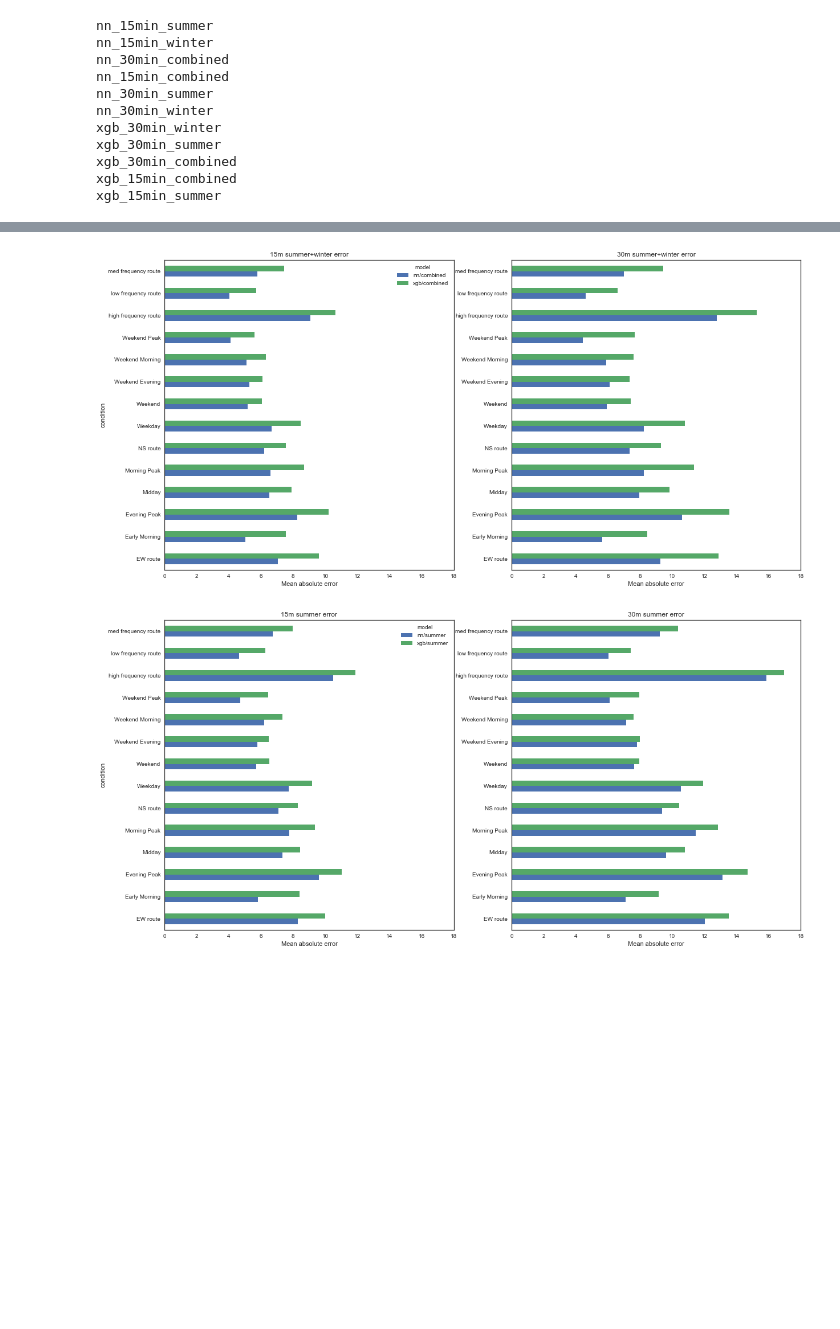
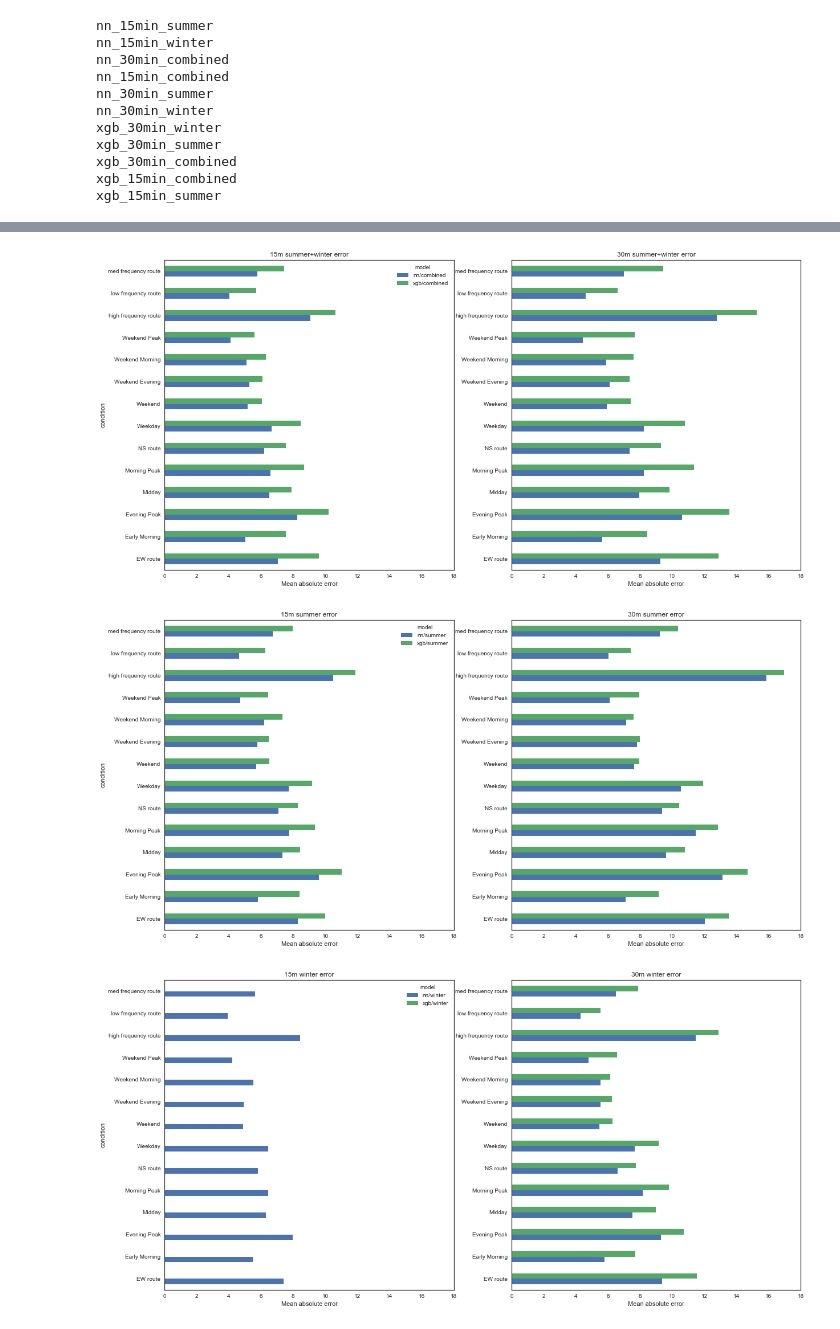
Before and after one commit to jacobw125/uw-msds-trac-capstone, a Jupyter notebook: evaluation/compare_perf.ipynb, the cells around one changed output, grey strips where cells are left out. Drawn from its saved outputs; the diff is of its cells as text; code cells hidden in the pictures; blank space fills up the shorter version.

```diff
--- a/evaluation/compare_perf.ipynb
+++ b/evaluation/compare_perf.ipynb
@@ -62,25 +62,36 @@ all_perf.head()
 # %%
 plt.style.use('seaborn-white')
 fig, axes = plt.subplots(nrows=1, ncols=2, figsize=(20,10))
 
 shared_xlim=(0,18)
 
 cols = [c for c in list(all_perf.columns) if 'combined' in c]
 all_perf.loc[all_perf['agg_level'] == '15m', cols].plot.barh(rot=0, ax=axes[0], title="15m summer+winter error", align='center', xlim=shared_xlim)
 all_perf.loc[all_perf['agg_level'] == '30m', cols].plot.barh(rot=0, ax=axes[1], title="30m summer+winter error", legend=False, align='center', xlim=shared_xlim)
 axes[0].set_xlabel("Mean absolute error")
 axes[1].set_xlabel("Mean absolute error")
 axes[1].set_ylabel('')
 plt.show()
 
 fig, axes = plt.subplots(nrows=1, ncols=2, figsize=(20,10))
 cols = [c for c in list(all_perf.columns) if 'summer' in c]
 all_perf.loc[all_perf['agg_level'] == '15m', cols].plot.barh(rot=0, ax=axes[0], title="15m summer error", align='center', xlim=shared_xlim)
 all_perf.loc[all_perf['agg_level'] == '30m', cols].plot.barh(rot=0, ax=axes[1], title="30m summer error", legend=False, align='center', xlim=shared_xlim)
 axes[0].set_xlabel("Mean absolute error")
 axes[1].set_xlabel("Mean absolute error")
 axes[1].set_ylabel('')
 plt.show()
+
+
+fig, axes = plt.subplots(nrows=1, ncols=2, figsize=(20,10))
+cols = [c for c in list(all_perf.columns) if 'winter' in c]
+all_perf.loc[all_perf['agg_level'] == '15m', cols].plot.barh(rot=0, ax=axes[0], title="15m winter error", align='center', xlim=shared_xlim)
+all_perf.loc[all_perf['agg_level'] == '30m', cols].plot.barh(rot=0, ax=axes[1], title="30m winter error", legend=False, align='center', xlim=shared_xlim)
+axes[0].set_xlabel("Mean absolute error")
+axes[1].set_xlabel("Mean absolute error")
+axes[1].set_ylabel('')
+plt.show()
 # %% [output]
 [figure]
 [figure]
+[figure, added]
```
